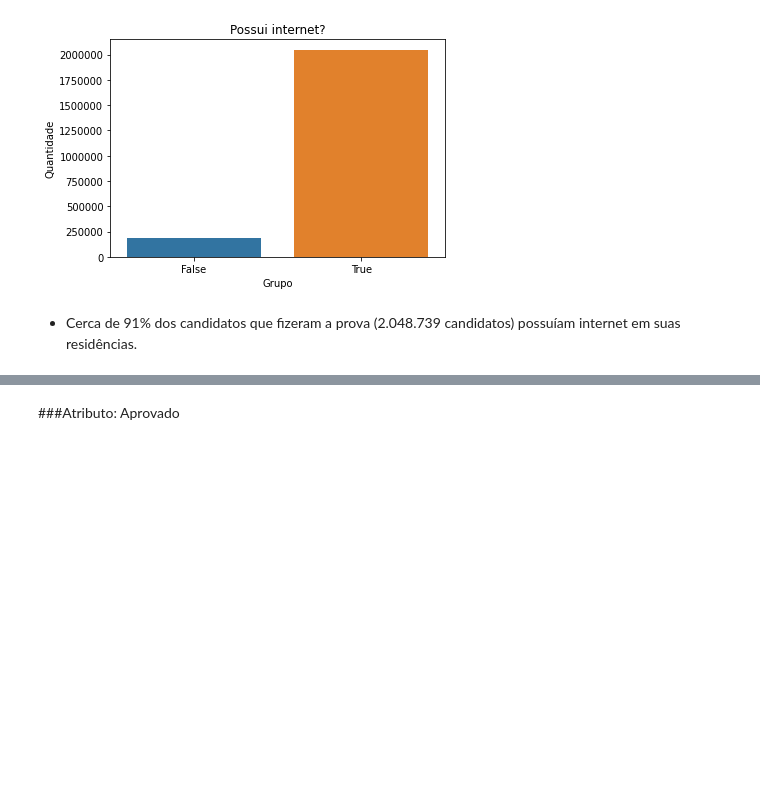
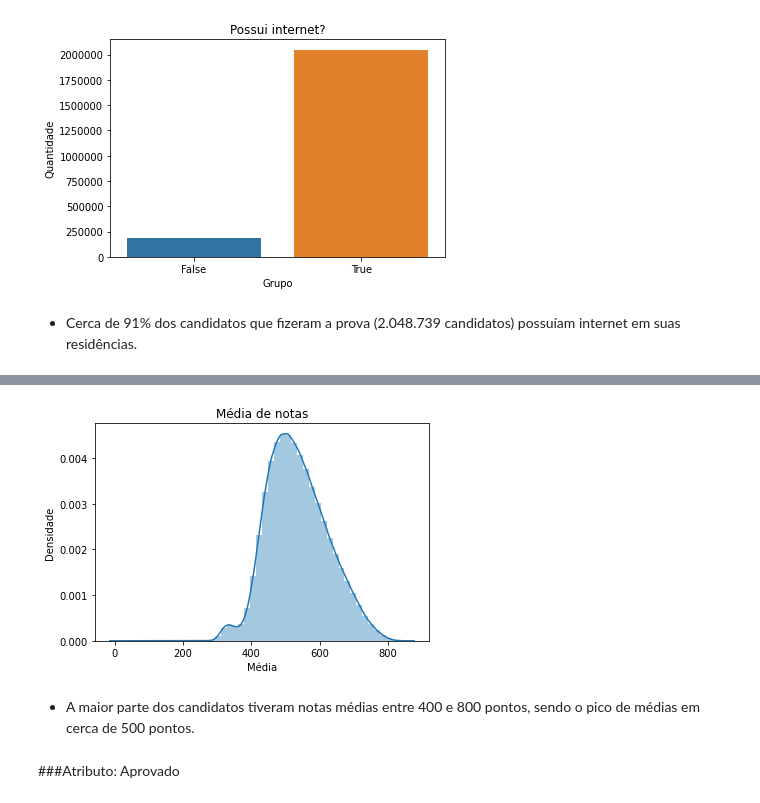
Before and after one commit to GabrielCdev/INEP_dataset_analysis, a Jupyter notebook: INEP_Dataset_Analysis.ipynb, the cells around one changed output, grey strips where cells are left out. Cells and saved outputs as stored; diff of their text form; code cells hidden in the pictures; blank space fills up the shorter version.

```diff
--- a/INEP_Dataset_Analysis.ipynb
+++ b/INEP_Dataset_Analysis.ipynb
@@ -543,3 +553,17 @@ plt.show()
+# %%
+ax = sns.distplot(enem_df['MEDIA_NOTAS'])
+
+# Adicionando título e rótulos aos eixos
+ax.set_title('Média de notas')
+ax.ticklabel_format(style='plain', axis='y')
+ax.set_ylabel('Densidade')
+ax.set_xlabel('Média')
+
+plt.show()
+# %% [output]
+[figure, added]
+# %% [markdown]
+- A maior parte dos candidatos tiveram notas médias entre 400 e 800 pontos, sendo o pico de médias em cerca de 500 pontos.
 # %% [markdown]
 ###Atributo: Aprovado
 # %%
```
Also changed, not shown: parts of 44 cells of this notebook.
